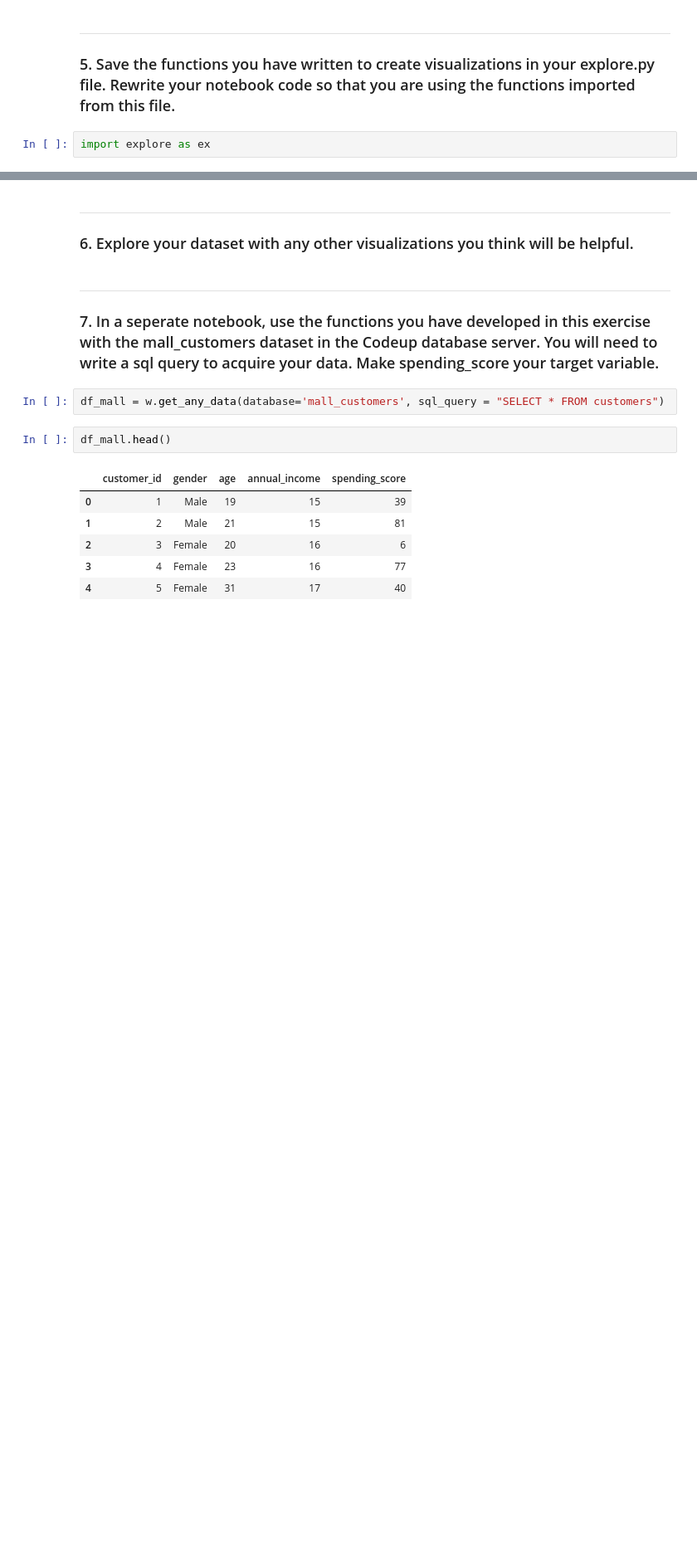
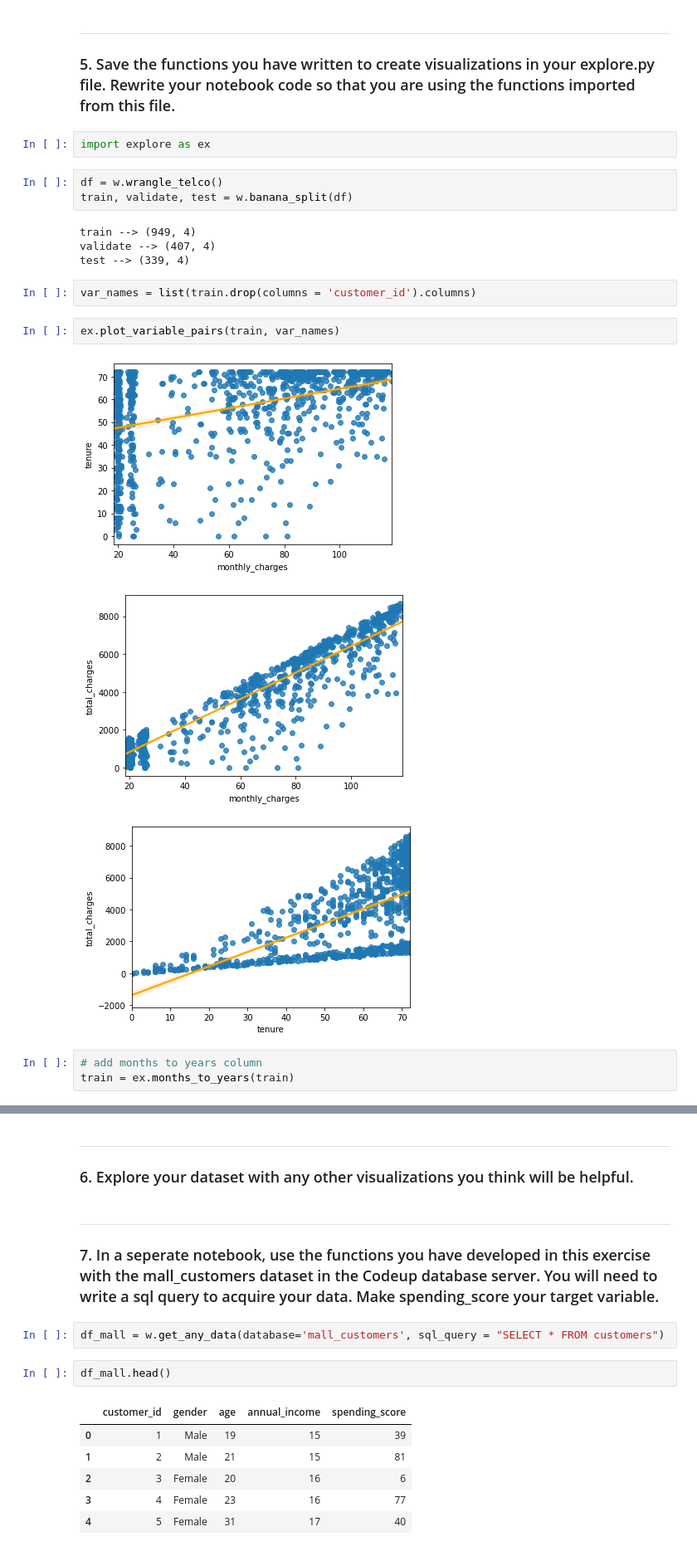
Before and after one commit to HeatherOrtegaMcMillan/regression-exercises, a Jupyter notebook: exploration.ipynb, the cells around one changed output, grey strips where cells are left out. Shown at 83% size. Drawn from its saved outputs; the diff is of its cells as text; blank space fills up the shorter version.

```diff
--- a/exploration.ipynb
+++ b/exploration.ipynb
@@ -318,3 +318,21 @@ Working ---- 6
 ### 5. Save the functions you have written to create visualizations in your explore.py file. Rewrite your notebook code so that you are using the functions imported from this file.
 # %%
 import explore as ex
+# %%
+df = w.wrangle_telco()
+train, validate, test = w.banana_split(df)
+# %% [output]
+train --> (949, 4)
+validate --> (407, 4)
+test --> (339, 4)
+# %%
+var_names = list(train.drop(columns = 'customer_id').columns)
+# %%
+ex.plot_variable_pairs(train, var_names)
+# %% [output]
+[figure, added]
+[figure, added]
+[figure, added]
+# %%
+# add months to years column
+train = ex.months_to_years(train)
```
Also changed, not shown: parts of 1 cell of this notebook.
